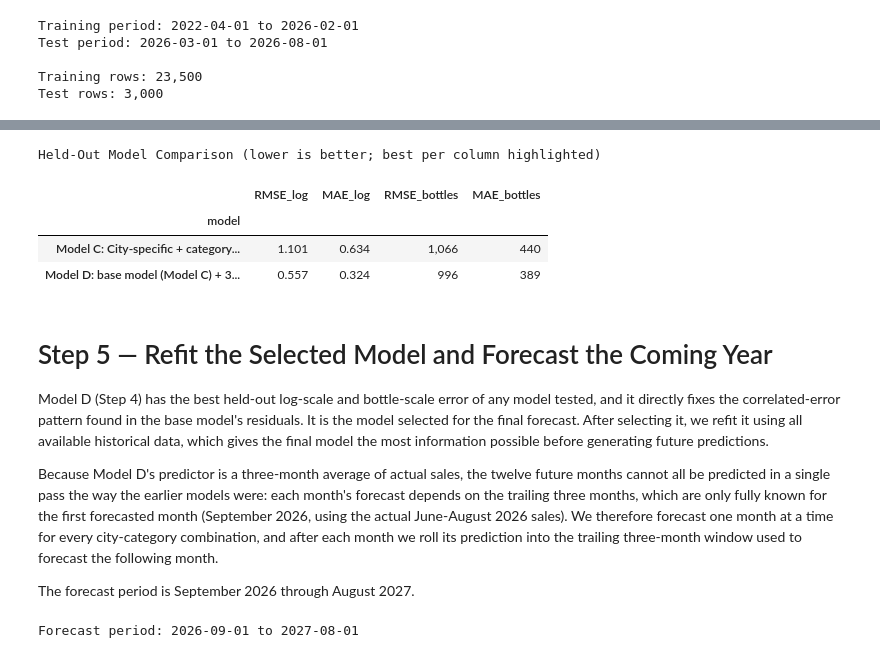
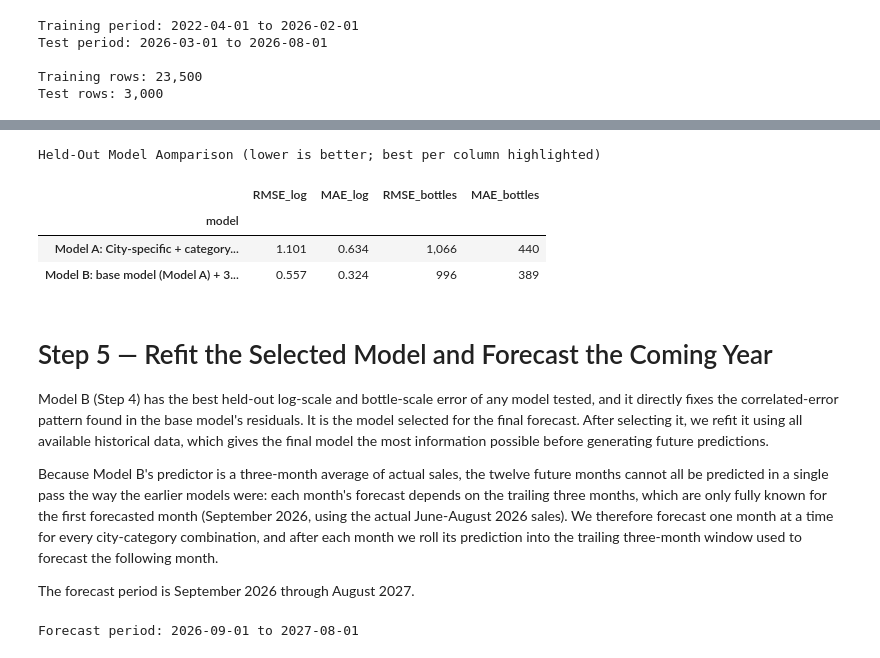
Before and after one commit to otishunt/data4401-joe, a Jupyter notebook: submission/03_city_category_sales_forecast_analysis.ipynb, the cells around one changed output, grey strips where cells are left out. Cells and saved outputs as stored; diff of their text form; code cells hidden in the pictures.

```diff
--- a/submission/03_city_category_sales_forecast_analysis.ipynb
+++ b/submission/03_city_category_sales_forecast_analysis.ipynb
@@ -156,7 +156,7 @@ model before a final model is selected for the forecast.
 import statsmodels.formula.api as smf
 from sklearn.metrics import mean_squared_error, mean_absolute_error
 
-# Model C: base model - city-specific category effects
+# Model A: base model - city-specific category effects
 # + category-specific time trends
 trend_formula = """
 log1p_total_bottles
@@ -201,7 +201,7 @@ trend_mae_bottles = mean_absolute_error(
 )
 
 model_comparison = pd.DataFrame({
-    "model": ["Model C: City-specific + category trends (base model)"],
+    "model": ["Model A: City-specific + category trends (base model)"],
     "RMSE_log": [trend_rmse_log],
     "MAE_log": [trend_mae_log],
     "RMSE_bottles": [trend_rmse_bottles],
@@ -239,7 +239,7 @@ are the scale the regression is actually fit on, and the scale the 0.84
 correlation above was measured on. The bottle-scale metrics are shown for
 comparison as well.
 # %%
-# Model D: the base model (Model C) plus a three-month moving average of
+# Model B: the base model (Model A) plus a three-month moving average of
 # actual sales for the same city-category series.
 lag_formula = """
 log1p_total_bottles
@@ -283,7 +283,7 @@ lag_mae_bottles = mean_absolute_error(
 )
 
 model_comparison.loc[len(model_comparison)] = [
-    "Model D: base model (Model C) + 3-month moving average",
+    "Model B: base model (Model A) + 3-month moving average",
     lag_rmse_log,
     lag_mae_log,
     lag_rmse_bottles,
@@ -293,7 +293,7 @@ model_comparison.loc[len(model_comparison)] = [
 display(model_comparison)
 
 # Make the comparison against the base model explicit
-print("Model D vs. base model (Model C):")
+print("Model B vs. base model (Model A):")
 print(f"  RMSE (log bottles): {trend_rmse_log:.3f} -> {lag_rmse_log:.3f} "
       f"({100 * (1 - lag_rmse_log / trend_rmse_log):+.1f}%)")
 print(f"  MAE  (log bottles): {trend_mae_log:.3f} -> {lag_mae_log:.3f} "
@@ -322,48 +322,48 @@ def highlight_best(col):
         "background-color: #2a9d8f; color: white; font-weight: bold;"
         if v else ""
         for v in is_best
     ]
 
 (
     model_comparison.set_index("model").style
     .format({
         "RMSE_log": "{:.3f}",
         "MAE_log": "{:.3f}",
         "RMSE_bottles": "{:,.0f}",
         "MAE_bottles": "{:,.0f}"
     })
     .apply(
         highlight_best,
         subset=["RMSE_log", "MAE_log", "RMSE_bottles", "MAE_bottles"]
     )
-    .set_caption("Held-Out Model Comparison (lower is better; best per column highlighted)")
+    .set_caption("Held-Out Model Aomparison (lower is better; best per column highlighted)")
     .set_table_styles([
         {"selector": "caption",
          "props": [("font-weight", "bold"), ("font-size", "13px"),
                    ("text-align", "left"), ("padding-bottom", "6px")]},
         {"selector": "th",
          "props": [("text-align", "left"), ("padding", "6px 10px")]},
         {"selector": "td",
          "props": [("padding", "6px 10px")]}
     ])
 )
 # %% [output]
-Held-Out Model Comparison (lower is better; best per column highlighted)
+Held-Out Model Aomparison (lower is better; best per column highlighted)
 |  | RMSE_log | MAE_log | RMSE_bottles | MAE_bottles |
 | model |  |  |  |  |
-| Model C: City-specific + category... | 1.101 | 0.634 | 1,066 | 440 |
-| Model D: base model (Model C) + 3... | 0.557 | 0.324 | 996 | 389 |
+| Model A: City-specific + category... | 1.101 | 0.634 | 1,066 | 440 |
+| Model B: base model (Model A) + 3... | 0.557 | 0.324 | 996 | 389 |
 # %% [markdown]
 # Step 5 — Refit the Selected Model and Forecast the Coming Year
 
-Model D (Step 4) has the best held-out log-scale and bottle-scale error of
+Model B (Step 4) has the best held-out log-scale and bottle-scale error of
 any model tested, and it directly fixes the correlated-error pattern found
 in the base model's residuals. It is the model selected for the final
 forecast. After selecting it, we refit it using all available historical
 data, which gives the final model the most information possible before
 generating future predictions.
 
-Because Model D's predictor is a three-month average of actual sales, the
+Because Model B's predictor is a three-month average of actual sales, the
 twelve future months cannot all be predicted in a single pass the way the
 earlier models were: each month's forecast depends on the trailing three
 months, which are only fully known for the first forecasted month
```
Also changed, not shown: parts of 6 cells of this notebook.
